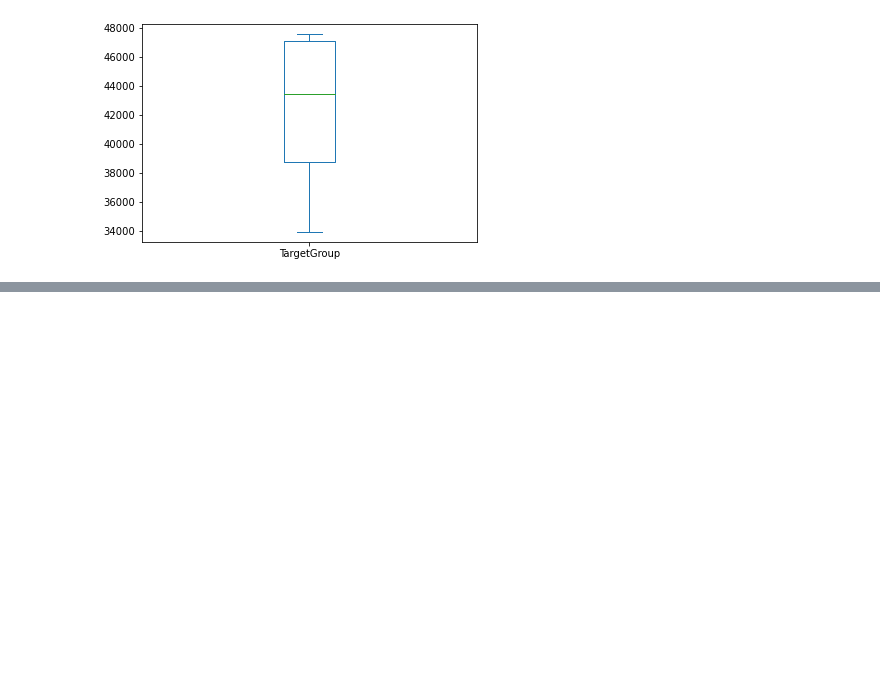
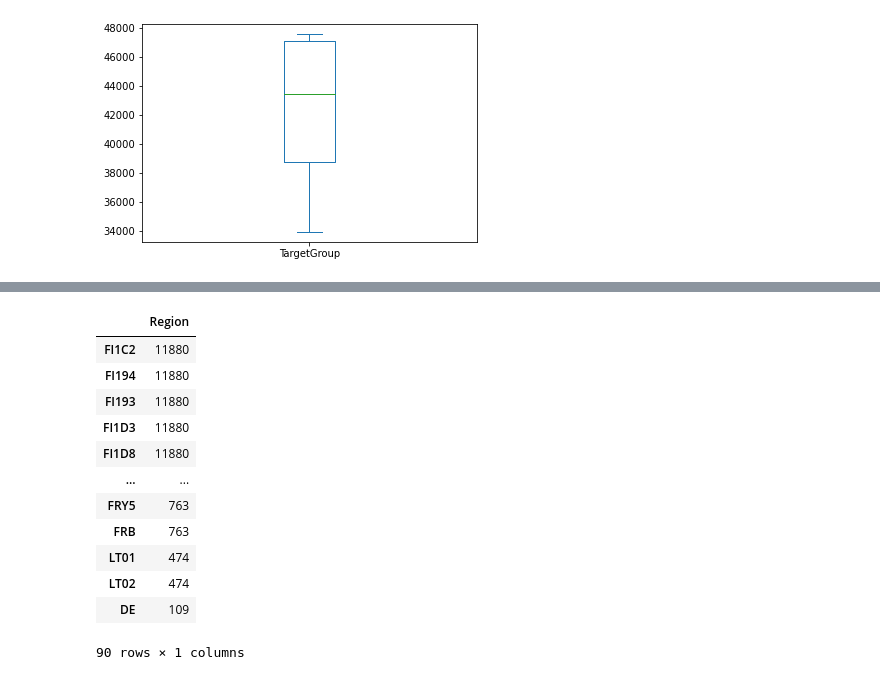
Before and after one commit to rezamosavi8740/Covid-Dataset-Analysis, a Jupyter notebook: Covid.ipynb, the cells around one changed output, grey strips where cells are left out. Cells and saved outputs as stored; diff of their text form; code cells hidden in the pictures; blank space fills up the shorter version.

```diff
--- a/Covid.ipynb
+++ b/Covid.ipynb
@@ -491,0 +504,18 @@ df.head(15)
+# %%
+data = df['Region'].value_counts()
+data = data.to_frame()
+data
+# %% [output]
+|  | Region |
+| FI1C2 | 11880 |
+| FI194 | 11880 |
+| FI193 | 11880 |
+| FI1D3 | 11880 |
+| FI1D8 | 11880 |
+| ... | ... |
+| FRY5 | 763 |
+| FRB | 763 |
+| LT01 | 474 |
+| LT02 | 474 |
+| DE | 109 |
+90 rows × 1 columns
```
Also changed, not shown: parts of 4 cells of this notebook.
